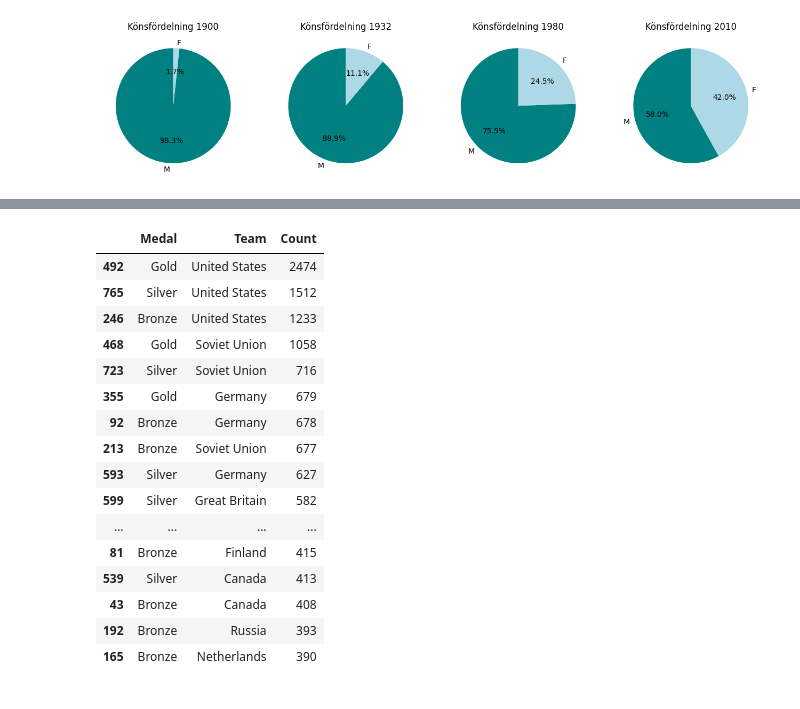
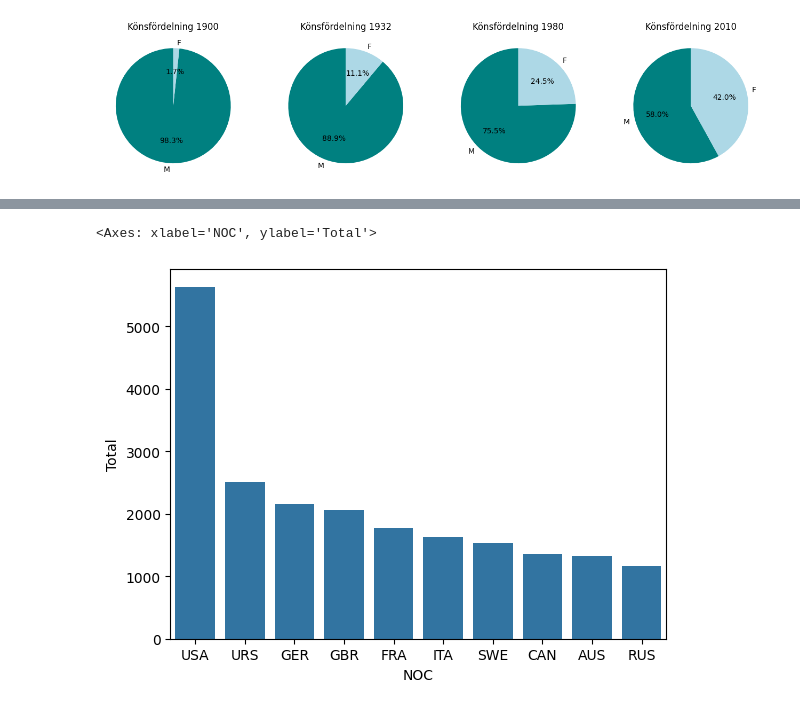
Before and after one commit to SebastianPetersson/Project_OS, a Jupyter notebook: OS-explore-Sebbe.ipynb, the cells around one changed output, grey strips where cells are left out. Drawn from its saved outputs; the diff is of its cells as text; code cells hidden in the pictures.

```diff
--- a/OS-explore-Sebbe.ipynb
+++ b/OS-explore-Sebbe.ipynb
@@ -113,20 +151,10 @@ ModuleNotFoundError: No module named 'plotly_express'
-# %%
-olympic_df.groupby(['Medal', 'Team']).size().reset_index(name='Count').sort_values(by='Count', ascending=False).head(30)
-# %% [output]
-|  | Medal | Team | Count |
-| 492 | Gold | United States | 2474 |
-| 765 | Silver | United States | 1512 |
-| 246 | Bronze | United States | 1233 |
-| 468 | Gold | Soviet Union | 1058 |
-| 723 | Silver | Soviet Union | 716 |
-| 355 | Gold | Germany | 679 |
-| 92 | Bronze | Germany | 678 |
-| 213 | Bronze | Soviet Union | 677 |
-| 593 | Silver | Germany | 627 |
-| 599 | Silver | Great Britain | 582 |
-| ... | ... | ... | ... |
-| 81 | Bronze | Finland | 415 |
-| 539 | Silver | Canada | 413 |
-| 43 | Bronze | Canada | 408 |
-| 192 | Bronze | Russia | 393 |
-| 165 | Bronze | Netherlands | 390 |
+# %%
+medals_per_country = (olympic_df.groupby(['NOC', 'Medal']).size().unstack(fill_value=0)
+)
+medals_per_country['Total'] = medals_per_country.sum(axis = 1)
+top10 = medals_per_country['Total'].sort_values(ascending = False).head(10)
+# %%
+sns.barplot(top10)
+# %% [output]
+<Axes: xlabel='NOC', ylabel='Total'>
+[figure, added]
```
Also changed, not shown: parts of 3 cells of this notebook.
